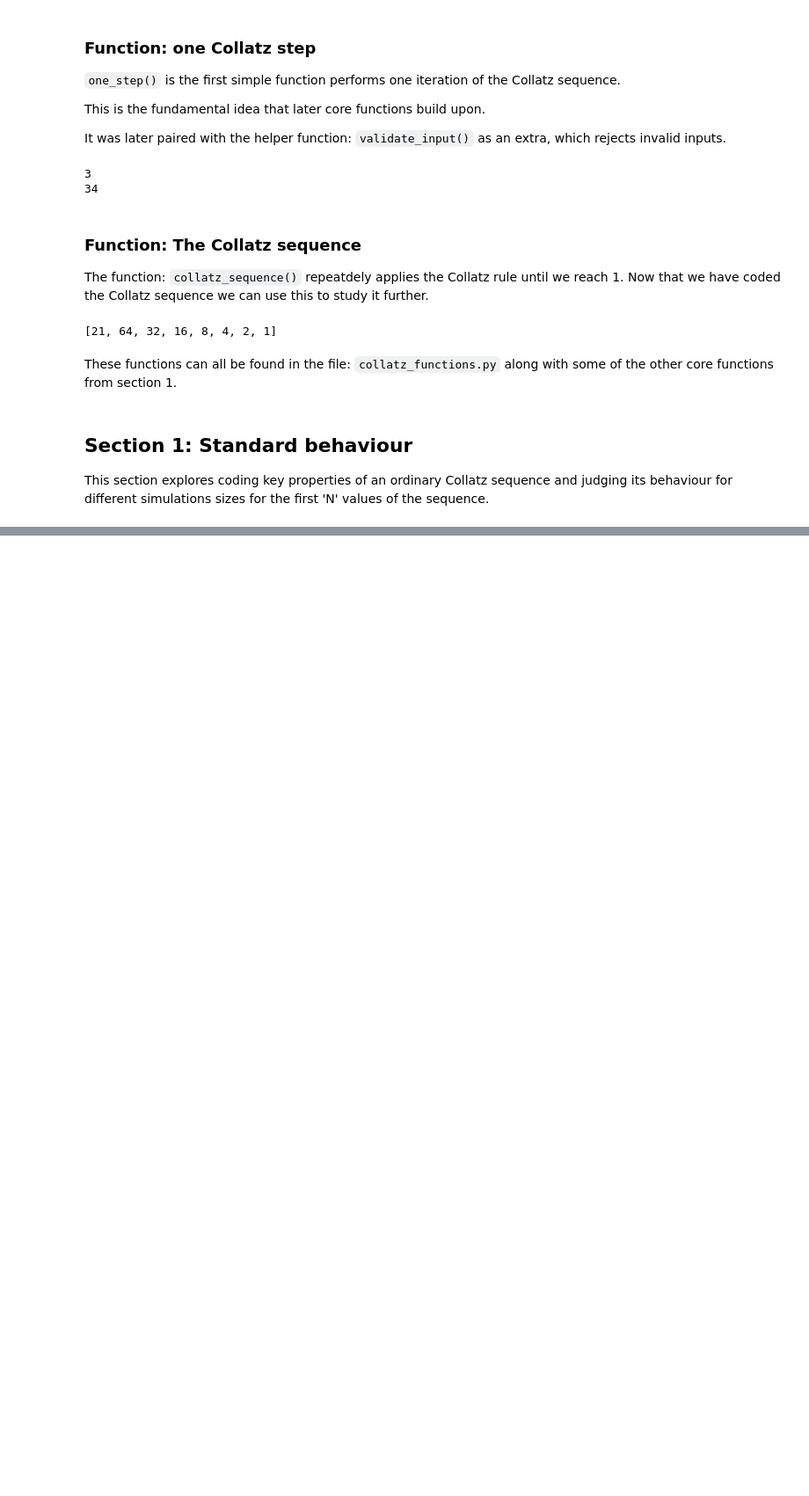
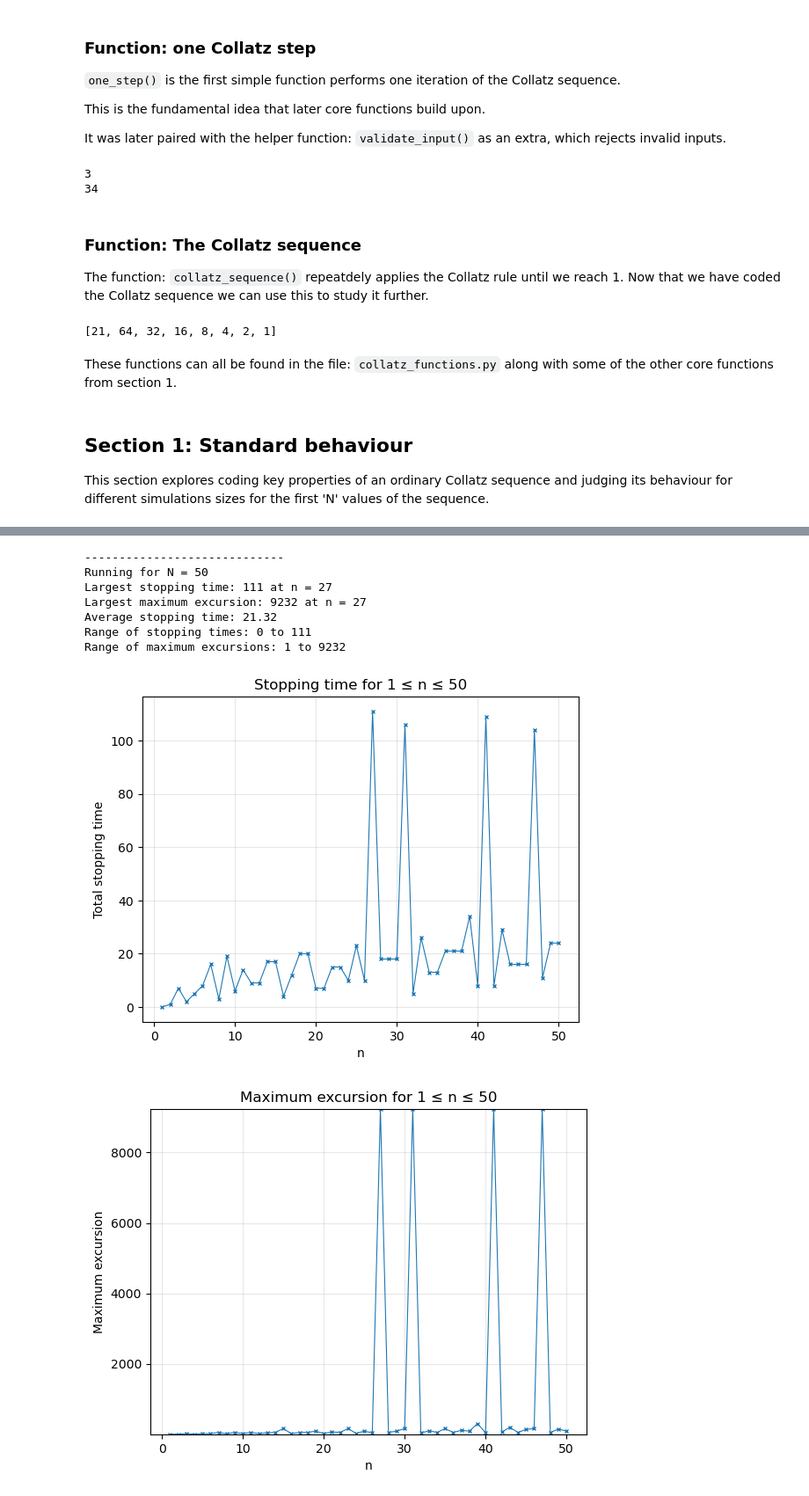
Before and after one commit to georgeramble/MATH2002-Collatz-Investigation, a Jupyter notebook: collatz_investigation.ipynb, the cells around one changed output, grey strips where cells are left out. Shown at 88% size. Saved outputs shown, nothing was run; the diff lists cells and outputs as text; code cells hidden in the pictures; blank space fills up the shorter version.

```diff
--- a/collatz_investigation.ipynb
+++ b/collatz_investigation.ipynb
@@ -108,4 +108,9 @@ def stopping_time(n):
 
     return len(collatz_sequence(n))-1
 # %%
-collatz_sequence(5)
+def max_excursion(n):
+    '''
+    Maximum value reached in the sequence
+    '''
+
+    return max(collatz_sequence(n))
@@ -113,0 +178,44 @@ collatz_sequence(5)
+# %%
+import sections.section1_standard_behaviour
+
+
+N_values = [50, 200]
+
+for N in N_values:
+
+    print("\n-----------------------------")
+    print("Running for N =", N)
+
+    n_val, stop_t, n_exc = collatz_simulations(N)
+
+    # Compute ranges first
+    stop_min = min(stop_t)
+    stop_max = max(stop_t)
+
+    exc_min = min(n_exc)
+    exc_max = max(n_exc)
+
+    # Find where maxima occur
+    n_stop = n_val[stop_t.index(stop_max)]
+    n_exc_at_max = n_val[n_exc.index(exc_max)]
+
+    print("Largest stopping time:", stop_max, "at n =", n_stop)
+    print("Largest maximum excursion:", exc_max, "at n =", n_exc_at_max)
+
+    print("Average stopping time:", round(sum(stop_t)/len(stop_t), 3))
+    print("Range of stopping times:", stop_min, "to", stop_max)
+    print("Range of maximum excursions:", exc_min, "to", exc_max)
+
+    sections.section1_standard_behaviour.plot_stopping_time(n_val, stop_t, N)
+    sections.section1_standard_behaviour.plot_max_excursion(n_val, n_exc, N)
+    sections.section1_standard_behaviour.stopping_vs_excursion(stop_t, n_exc, N)
+# %% [output]
+-----------------------------
+Running for N = 50
+Largest stopping time: 111 at n = 27
+Largest maximum excursion: 9232 at n = 27
+Average stopping time: 21.32
+Range of stopping times: 0 to 111
+Range of maximum excursions: 1 to 9232
+[figure, added]
+[figure, added]
```
Also changed, not shown: parts of 10 cells of this notebook, 3 other files.
